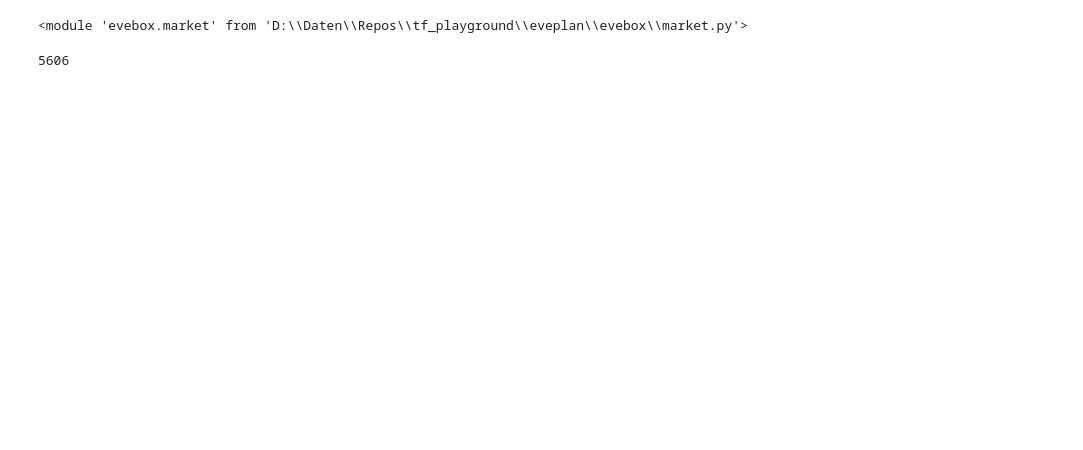
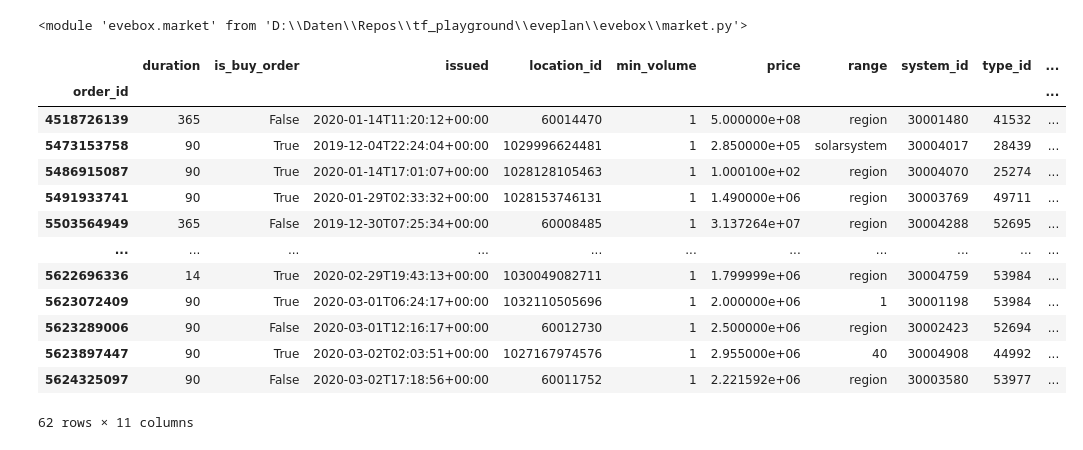
Before and after one commit to alexrobomind/tf_playground, a Jupyter notebook: eveplan/Untitled.ipynb, the cells around one changed output. Cells and saved outputs as stored; diff of their text form; code cells hidden in the pictures; blank space fills up the shorter version.

```diff
--- a/eveplan/Untitled.ipynb
+++ b/eveplan/Untitled.ipynb
@@ -12,11 +12,11 @@ importlib.reload(box.market)
 # %%
 uni = box.Universe.from_esi(cache = 'universe.txt', tqdm = tqdm).range('Jita', min_sec = 0.5)
 
-types = [
-    t
-    for t, v in hs.market_types.items()
-    if v["volume"] <= 1e4
-]
-
-uni = uni.sub_market(types)
-del types
+#types = [
+#    t
+#    for t, v in uni.market_types.items()
+#    if v["volume"] <= 1e4
+#]
+#
+#uni = uni.sub_market(types)
+#del types
@@ -38,6 +23,19 @@ with open('test.bin', 'wb') as f:
-# %%
-len(hs2.market_types)
-# %% [output]
-5606
 # %%
-orders = box.load_orders(hs2, tqdm = tqdm)
+orders = box.load_orders(uni, tqdm = tqdm)
+# %%
+orders
+# %% [output]
+|  | duration | is_buy_order | issued | location_id | min_volume | price | range | system_id | type_id | ... |
+| order_id |  |  |  |  |  |  |  |  |  | ... |
+| 4518726139 | 365 | False | 2020-01-14T11:20:12+00:00 | 60014470 | 1 | 5.000000e+08 | region | 30001480 | 41532 | ... |
+| 5473153758 | 90 | True | 2019-12-04T22:24:04+00:00 | 1029996624481 | 1 | 2.850000e+05 | solarsystem | 30004017 | 28439 | ... |
+| 5486915087 | 90 | True | 2020-01-14T17:01:07+00:00 | 1028128105463 | 1 | 1.000100e+02 | region | 30004070 | 25274 | ... |
+| 5491933741 | 90 | True | 2020-01-29T02:33:32+00:00 | 1028153746131 | 1 | 1.490000e+06 | region | 30003769 | 49711 | ... |
+| 5503564949 | 365 | False | 2019-12-30T07:25:34+00:00 | 60008485 | 1 | 3.137264e+07 | region | 30004288 | 52695 | ... |
+| ... | ... | ... | ... | ... | ... | ... | ... | ... | ... | ... |
+| 5622696336 | 14 | True | 2020-02-29T19:43:13+00:00 | 1030049082711 | 1 | 1.799999e+06 | region | 30004759 | 53984 | ... |
+| 5623072409 | 90 | True | 2020-03-01T06:24:17+00:00 | 1032110505696 | 1 | 2.000000e+06 | 1 | 30001198 | 53984 | ... |
+| 5623289006 | 90 | False | 2020-03-01T12:16:17+00:00 | 60012730 | 1 | 2.500000e+06 | region | 30002423 | 52694 | ... |
+| 5623897447 | 90 | True | 2020-03-02T02:03:51+00:00 | 1027167974576 | 1 | 2.955000e+06 | 40 | 30004908 | 44992 | ... |
+| 5624325097 | 90 | False | 2020-03-02T17:18:56+00:00 | 60011752 | 1 | 2.221592e+06 | region | 30003580 | 53977 | ... |
+62 rows × 11 columns
```
Also changed, not shown: parts of 2 cells of this notebook, 6 other files.
